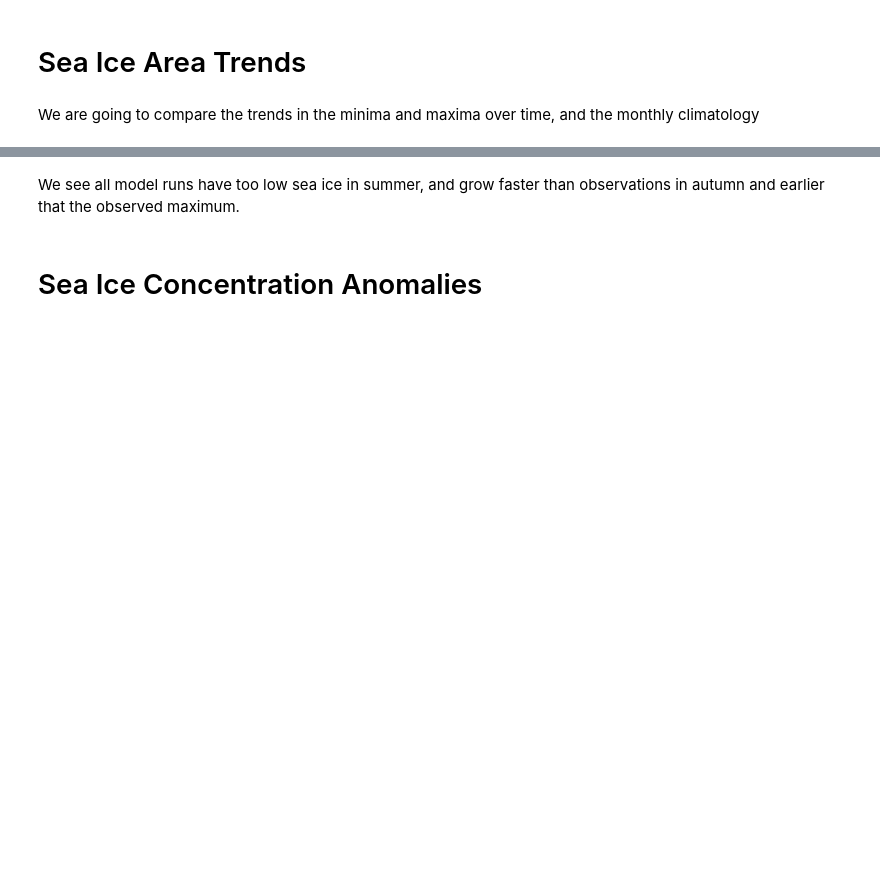
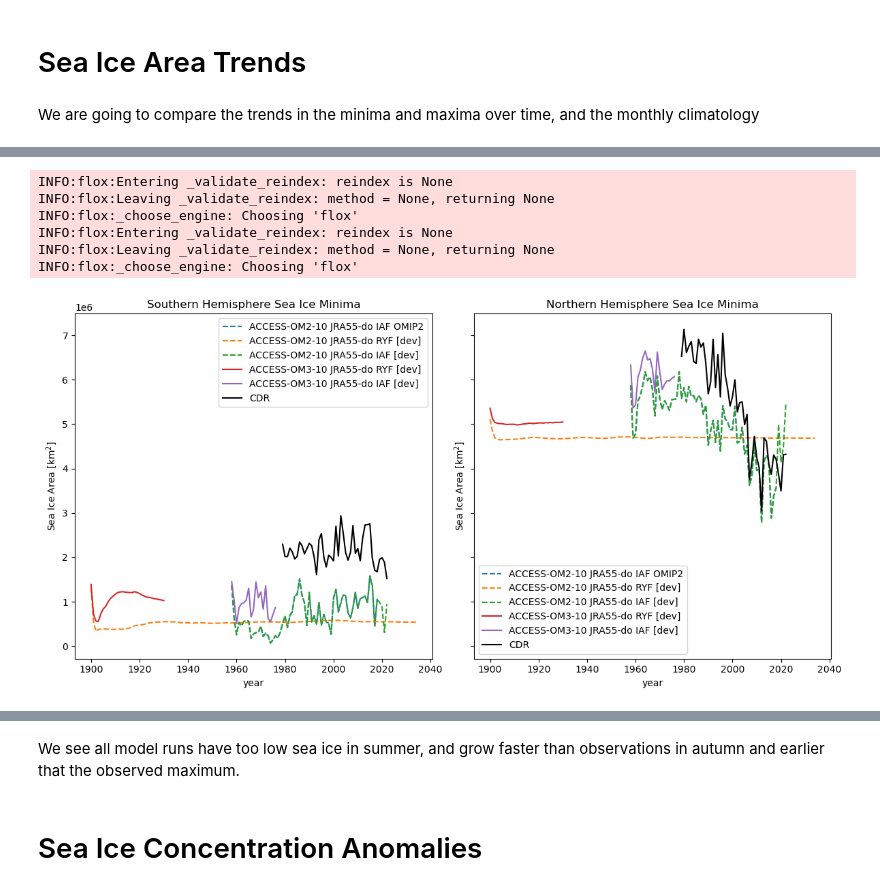
Before and after one commit to NoahDay/access-om3-analysis, a Jupyter notebook: Sea_Ice_Area_Concentration_Volume_with_Obs.ipynb, the cells around one changed output, grey strips where cells are left out. Cells and saved outputs as stored; diff of their text form; code cells hidden in the pictures; blank space fills up the shorter version.

```diff
--- a/Sea_Ice_Area_Concentration_Volume_with_Obs.ipynb
+++ b/Sea_Ice_Area_Concentration_Volume_with_Obs.ipynb
@@ -558,8 +545,7 @@ def sea_ice_extent_model(ds, hemisphere="south"):
 
     return sea_ice_extent_model(sic, area_km2).to_dataset(name=variable_name).load()
 # %%
-model_area_sh_dt = sea_ice_area_model(si_dt)
-# model_area_nh_dt = sea_ice_area_model(si_dt, hemisphere="north")
-# model_extent_sh_dt = sea_ice_extent_model(si_dt)
-# model_extent_nh_dt = sea_ice_extent_model(si_dt, hemisphere="north")
-# model_area_dt_local = sea_ice_area_model_sh(si_dt_local)
+model_area_sh_dt = polar_sea_ice_area_model(si_dt)
+model_area_nh_dt = polar_sea_ice_area_model(si_dt, hemisphere="north")
+model_extent_sh_dt = polar_sea_ice_extent_model(si_dt)
+model_extent_nh_dt = polar_sea_ice_extent_model(si_dt, hemisphere="north")
@@ -599,15 +599,20 @@ si_dt[list(si_dt.children)[0]].yt_ocean.size
 We are going to compare the trends in the minima and maxima over time, and the monthly climatology
 # %%
 @map_over_subtree
-def min_and_max(ds):
+def min_and_max(ds, hemisphere="south"):
     def min_and_max_year(da):
         result = xr.Dataset()
         result["min"] = da.min()
         result["max"] = da.max()
         return result
-
-    annual_min_max_ds = ds.si_area_south.groupby("time.year").apply(min_and_max_year)
+    if hemisphere == "south":
+        annual_min_max_ds = ds.si_area_south.groupby("time.year").apply(min_and_max_year)
+    else:
+        annual_min_max_ds = ds.si_area_north.groupby("time.year").apply(min_and_max_year)
     return annual_min_max_ds
 
 model_min_max_sh_dt = min_and_max(model_area_sh_dt)
 model_min_max_extent_sh_dt = min_and_max(model_extent_sh_dt)
+
+model_min_max_nh_dt = min_and_max(model_area_nh_dt, hemisphere="north")
+model_min_max_extent_nh_dt = min_and_max(model_extent_nh_dt, hemisphere="north")
@@ -615,0 +639,54 @@ NameError: name 'model_area_sh_dt' is not defined
+# %%
+%matplotlib inline
+fig, axes = plt.subplots(1, 2, figsize=(12, 6), sharey=True)
+
+# Southern Hemisphere subplot
+ax = axes[0]
+for iGroup in model_min_max_sh_dt.groups[1:]:
+    ds = model_min_max_sh_dt[iGroup].ds
+    if iGroup[1:11] == 'ACCESS-OM2':
+        linestyle = '--'
+    else:
+        linestyle = '-'
+
+    if len(ds["min"]) == 1:
+        ax.scatter(ds["min"].coords["year"], ds["min"].values, label=iGroup[1:])
+    else:
+        ds["min"].plot(ax=ax, label=iGroup[1:], linestyle=linestyle)
+
+obs_area_dt["cdr_sh"].ds.cdr_area.groupby("time.year").min().plot(ax=ax, label="CDR", color='k')
+
+ax.set_title("Southern Hemisphere Sea Ice Minima")
+ax.set_ylabel("Sea Ice Area [km$^2$]")
+ax.legend()
+
+# Northern Hemisphere subplot
+ax = axes[1]
+for iGroup in model_min_max_nh_dt.groups[1:]:
+    ds = model_min_max_nh_dt[iGroup].ds
+    if iGroup[1:11] == 'ACCESS-OM2':
+        linestyle = '--'
+    else:
+        linestyle = '-'
+    if len(ds["min"]) == 1:
+        ax.scatter(ds["min"].coords["year"], ds["min"].values, label=iGroup[1:])
+    else:
+        ds["min"].plot(ax=ax, label=iGroup[1:], linestyle=linestyle)
+
+obs_area_dt["cdr_nh"].ds.cdr_area.groupby("time.year").min().plot(ax=ax, label="CDR", color='k')
+
+ax.set_ylabel("Sea Ice Area [km$^2$]")
+ax.set_title("Northern Hemisphere Sea Ice Minima")
+ax.legend()
+
+plt.tight_layout()
+plt.savefig("/home/566/nd0349/access-om3-analysis/figures/climatology_sea_ice_area_min_subplot.png", dpi=300, bbox_inches="tight")
+plt.show()
+# %% [output]
+INFO:flox:Entering _validate_reindex: reindex is None
+INFO:flox:Leaving _validate_reindex: method = None, returning None
+INFO:flox:_choose_engine: Choosing 'flox'
+INFO:flox:Entering _validate_reindex: reindex is None
+INFO:flox:Leaving _validate_reindex: method = None, returning None
+INFO:flox:_choose_engine: Choosing 'flox'
+[figure, added]
```
Also changed, not shown: parts of 26 cells of this notebook, 2 other files.
